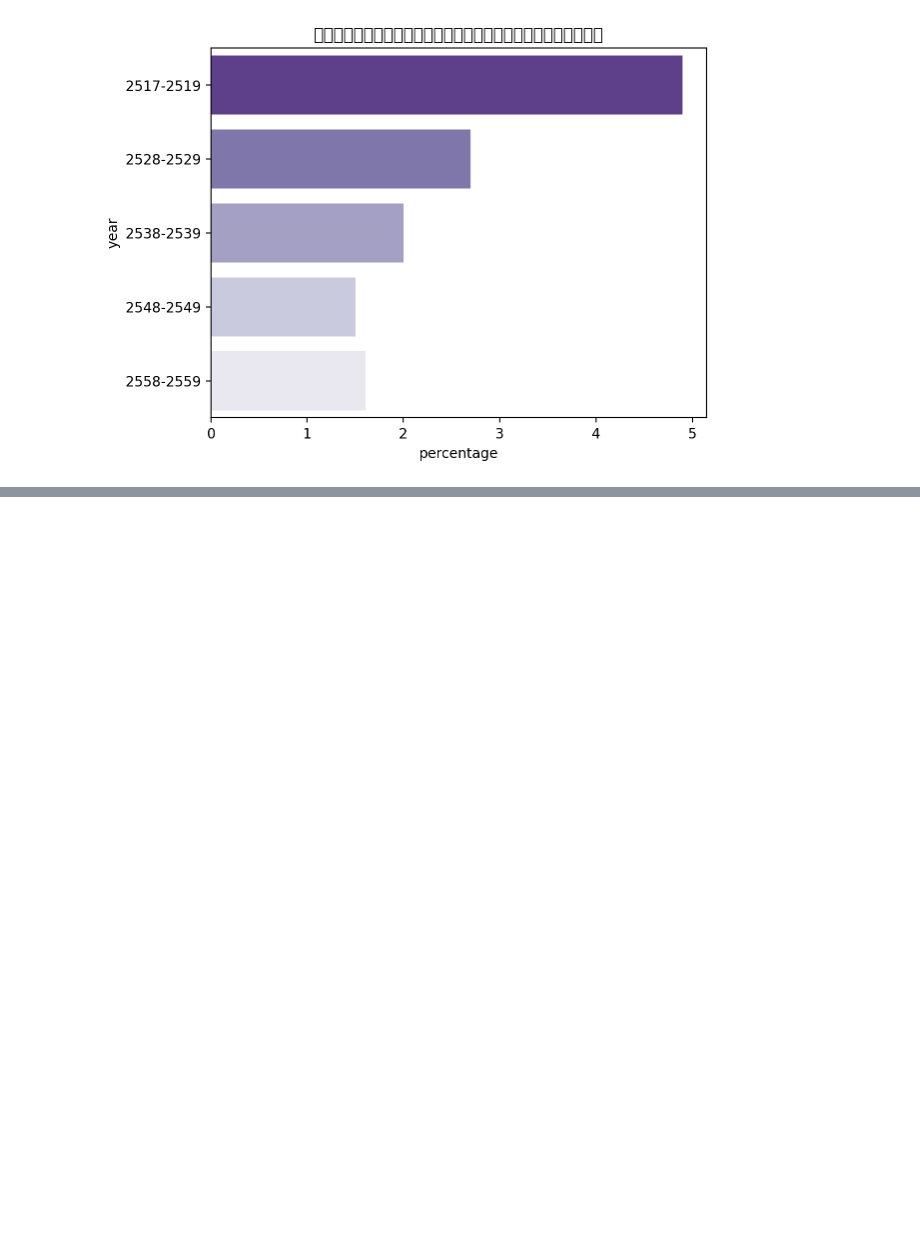
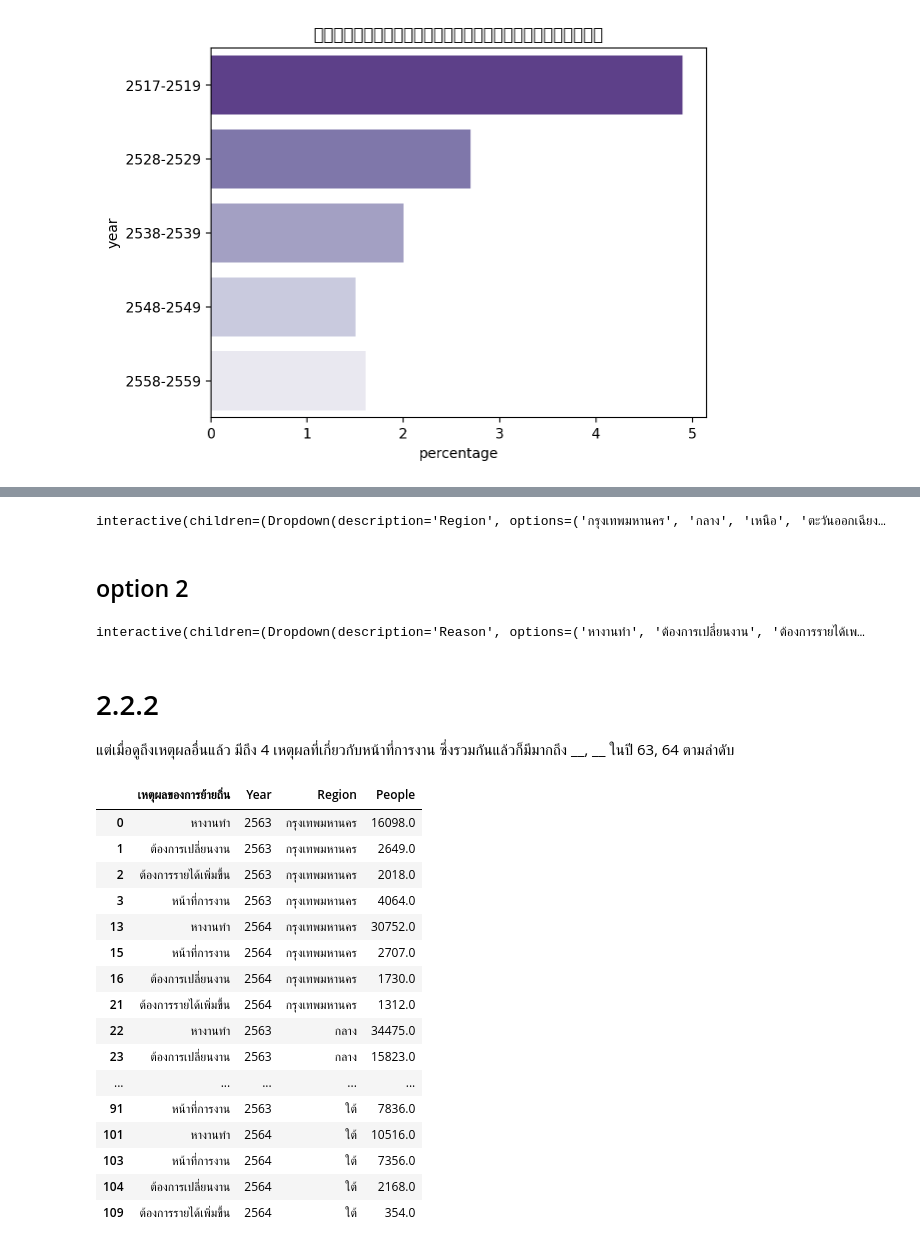
Before and after one commit to Zylink2/Machine_Learning_Project_2, a Jupyter notebook: Com/Test_Com2.ipynb, the cells around one changed output, grey strips where cells are left out. Drawn from its saved outputs; the diff is of its cells as text; code cells hidden in the pictures; blank space fills up the shorter version.

```diff
--- a/Com/Test_Com2.ipynb
+++ b/Com/Test_Com2.ipynb
@@ -387,0 +428,66 @@ Text(0.5, 1.0, 'อัตราเจริญพันธุ์ในช่ว
+# %%
+@interact(Region=reasons_6364['Region'].unique())
+def plot_chart(Region=reasons_6364['Region'].unique()):
+    filtered_data = reasons_6364[reasons_6364['Region'] == Region]
+
+    sns.catplot(
+        data=filtered_data.sort_values("People", ascending=False),
+        kind="bar",
+        y="เหตุผลของการย้ายถิ่น",
+        x="People",
+        color=".7",
+        col="Year",
+        errorbar=None,
+        palette="Reds_r",
+        height=3.5,
+        aspect=1.6,
+        sharex=True,
+    )
+# %% [output]
+interactive(children=(Dropdown(description='Region', options=('กรุงเทพมหานคร', 'กลาง', 'เหนือ', 'ตะวันออกเฉียง…
+# %% [markdown]
+## option 2
+# %%
+@interact(Reason=reasons_6364['เหตุผลของการย้ายถิ่น'].unique())
+def plot_chart(Reason=reasons_6364['เหตุผลของการย้ายถิ่น'].unique()):
+    filtered_data = reasons_6364[reasons_6364['เหตุผลของการย้ายถิ่น'] == Reason]
+
+    sns.catplot(
+        data=filtered_data.sort_values("People", ascending=False),
+        kind="bar",
+        y="Region",
+        x="People",
+        color=".7",
+        col="Year",
+        errorbar=None,
+        palette="Reds_r",
+        height=3.5,
+        aspect=1.6,
+        sharex=True,
+    )
+# %% [output]
+interactive(children=(Dropdown(description='Reason', options=('หางานทำ', 'ต้องการเปลี่ยนงาน', 'ต้องการรายได้เพ…
+# %% [markdown]
+# 2.2.2
+แต่เมื่อดูถึงเหตุผลอื่นแล้ว มีถึง 4 เหตุผลที่เกี่ยวกับหน้าที่การงาน ซึ่งรวมกันแล้วก็มีมากถึง __, __ ในปี 63, 64 ตามลำดับ
+# %%
+reasons_6364 = reasons_6364[reasons_6364["เหตุผลของการย้ายถิ่น"].str.contains("งาน|รายได้")].copy()
+reasons_6364
+# %% [output]
+|  | เหตุผลของการย้ายถิ่น | Year | Region | People |
+| 0 | หางานทำ | 2563 | กรุงเทพมหานคร | 16098.0 |
+| 1 | ต้องการเปลี่ยนงาน | 2563 | กรุงเทพมหานคร | 2649.0 |
+| 2 | ต้องการรายได้เพิ่มขึ้น | 2563 | กรุงเทพมหานคร | 2018.0 |
+| 3 | หน้าที่การงาน | 2563 | กรุงเทพมหานคร | 4064.0 |
+| 13 | หางานทำ | 2564 | กรุงเทพมหานคร | 30752.0 |
+| 15 | หน้าที่การงาน | 2564 | กรุงเทพมหานคร | 2707.0 |
+| 16 | ต้องการเปลี่ยนงาน | 2564 | กรุงเทพมหานคร | 1730.0 |
+| 21 | ต้องการรายได้เพิ่มขึ้น | 2564 | กรุงเทพมหานคร | 1312.0 |
+| 22 | หางานทำ | 2563 | กลาง | 34475.0 |
+| 23 | ต้องการเปลี่ยนงาน | 2563 | กลาง | 15823.0 |
+| ... | ... | ... | ... | ... |
+| 91 | หน้าที่การงาน | 2563 | ใต้ | 7836.0 |
+| 101 | หางานทำ | 2564 | ใต้ | 10516.0 |
+| 103 | หน้าที่การงาน | 2564 | ใต้ | 7356.0 |
+| 104 | ต้องการเปลี่ยนงาน | 2564 | ใต้ | 2168.0 |
+| 109 | ต้องการรายได้เพิ่มขึ้น | 2564 | ใต้ | 354.0 |
```
Also changed, not shown: parts of 5 cells of this notebook.
